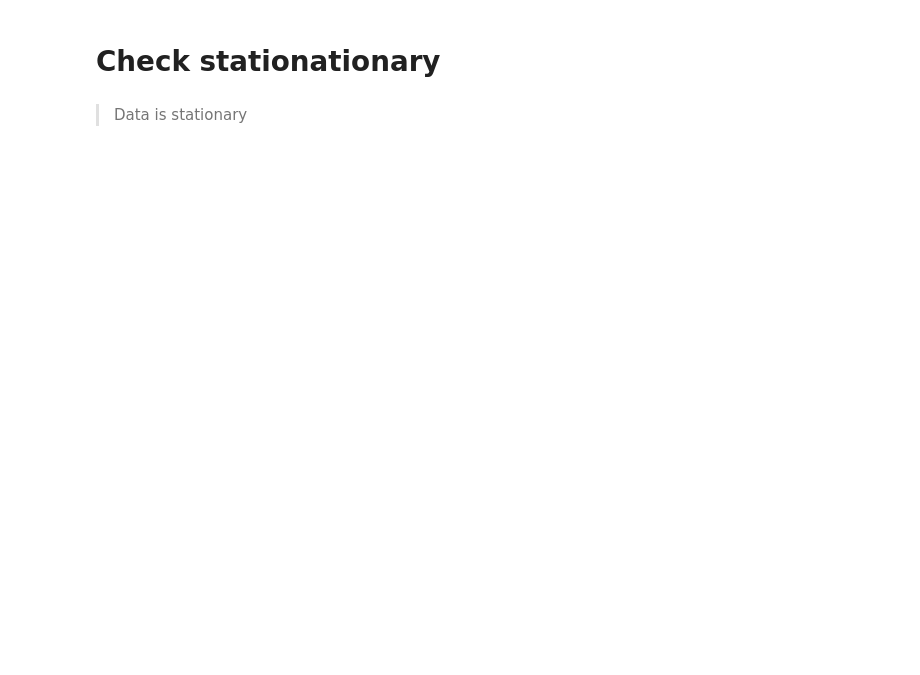
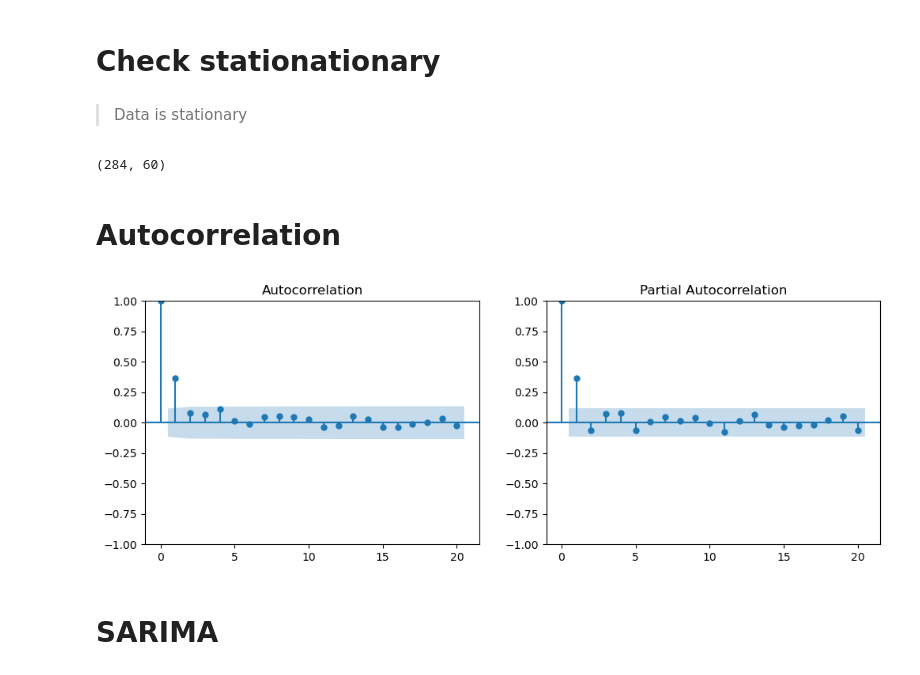
Before and after one commit to sbs22021/ca2-twitter, a Jupyter notebook: notebooks/08_ARIMA_Time_Series_Analisys.ipynb, the cells around one changed output. Cells and saved outputs as stored; diff of their text form; code cells hidden in the pictures; blank space fills up the shorter version.

Commit message:
SARIMA model

```diff
--- a/notebooks/08_ARIMA_Time_Series_Analisys.ipynb
+++ b/notebooks/08_ARIMA_Time_Series_Analisys.ipynb
@@ -52,5 +71,8 @@ df.loc[startdate:enddate]
+# %%
+startdate = pd.to_datetime("2020-04-01").date()
+split_date = pd.to_datetime("2021-02-01").date()
+enddate = pd.to_datetime("2021-05-01").date()
 # %%
 # Prepare train and test datasets
-split_date = "2021-02-01"
-train = df_grouped.where(df_grouped.date <= split_date)
-test = df_grouped.where(df_grouped.date > split_date)
+train = df_grouped.loc[startdate:split_date]['avg_sentiment_score']
+test = df_grouped.loc[split_date:enddate]['avg_sentiment_score']
@@ -61,0 +79,15 @@ print(model_fit.summary())
+# %%
+train.count(), test.count()
+# %% [output]
+(284, 60)
+# %% [markdown]
+# Autocorrelation
+# %%
+fig, (ax1, ax2) = plt.subplots(1, 2, figsize=(12, 4))
+plot_acf(train.values, lags=20, ax=ax1)
+plot_pacf(train.values, lags=20, ax=ax2)
+plt.show()
+# %% [output]
+[figure, added]
+# %% [markdown]
+# SARIMA
```
Also changed, not shown: parts of 12 cells of this notebook.
